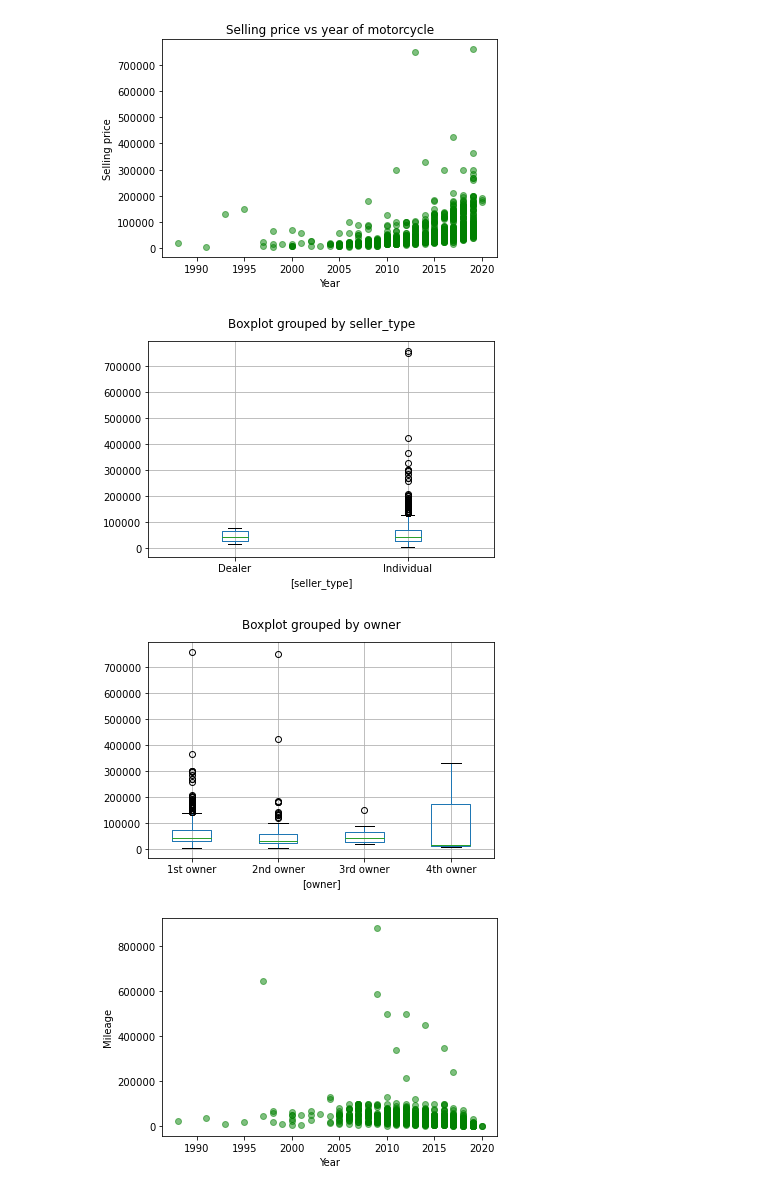
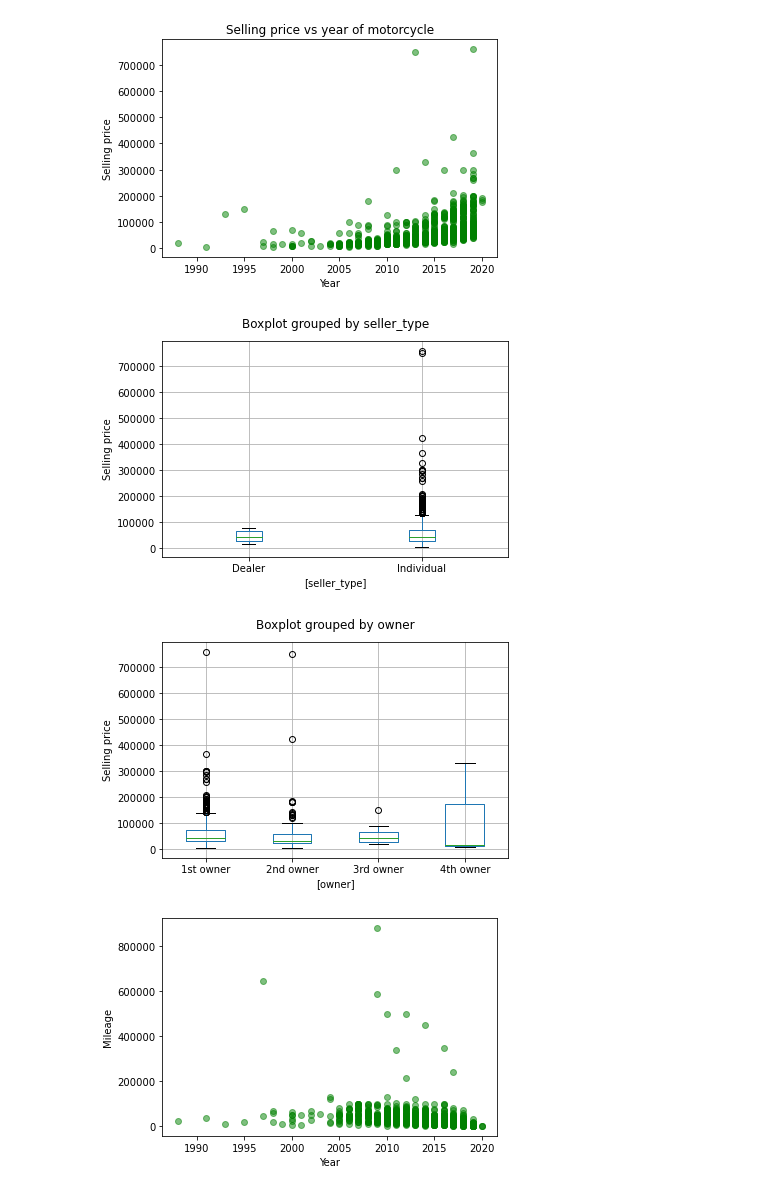
Before and after one commit to peshekhodko/ST590-Project1, a Jupyter notebook: Project1.ipynb, the cells around one changed output. Drawn from its saved outputs; the diff is of its cells as text; code cells hidden in the pictures.

```diff
--- a/Project1.ipynb
+++ b/Project1.ipynb
@@ -83,17 +83,19 @@ plt.close()
 # %%
 data.boxplot(column = ["selling_price"], by = ["seller_type"])
 plt.title("")
+plt.ylabel("Selling price")
 plt.show()
 plt.close()
 # %% [output]
-[figure, old version]
+[figure, new version]
 # %%
 data.boxplot(column = ["selling_price"], by = ["owner"])
 plt.title("")
+plt.ylabel("Selling price")
 plt.show()
 plt.close()
 # %% [output]
-[figure, old version]
+[figure, new version]
 # %%
 plt.scatter(data.year, data.km_driven, color = "green", alpha = 0.5)
 plt.xlabel("Year")
```
Also changed, not shown: parts of 12 cells of this notebook.
